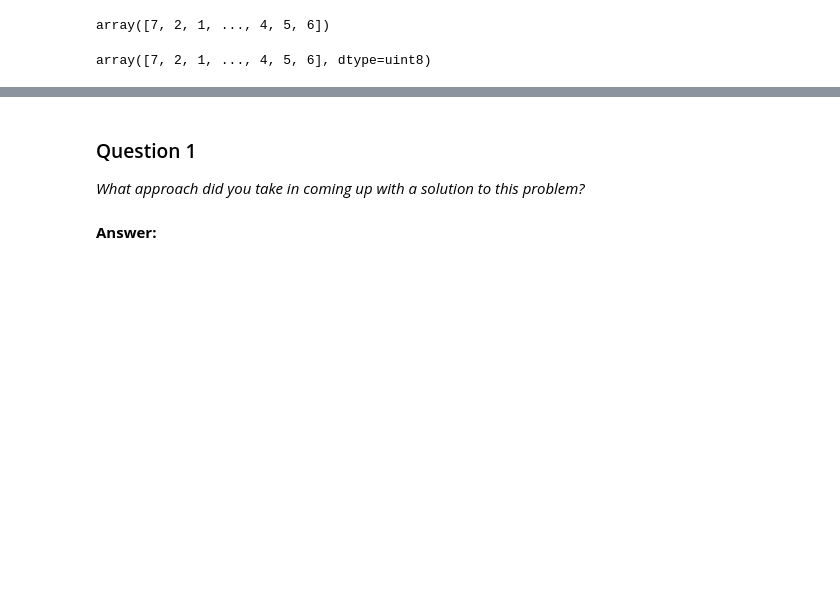
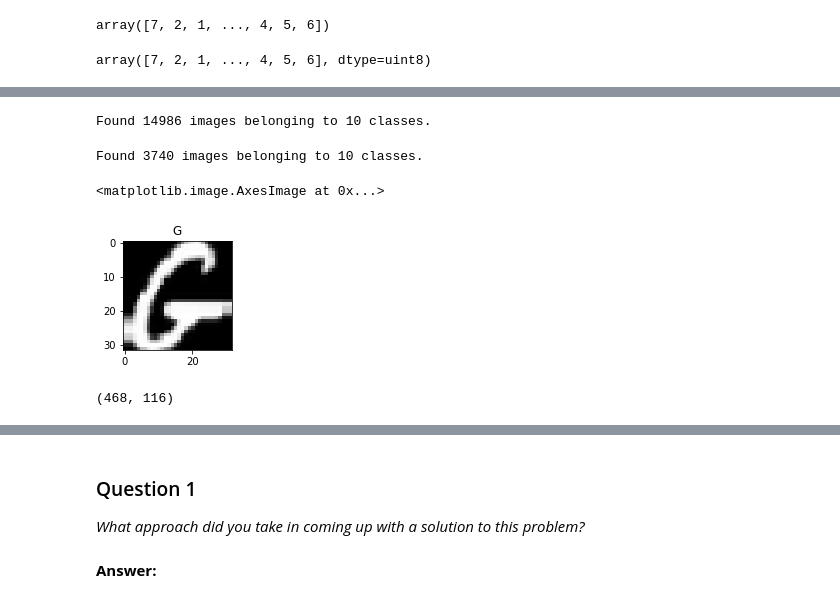
Before and after one commit to samiriff/MLND-digit-recognition, a Jupyter notebook: Copy_of_digit_recognition.ipynb, the cells around one changed output, grey strips where cells are left out. Drawn from its saved outputs; the diff is of its cells as text; code cells hidden in the pictures; blank space fills up the shorter version.

Commit message:
Trained fully-connected model for nonMNIST data

```diff
--- a/Copy_of_digit_recognition.ipynb
+++ b/Copy_of_digit_recognition.ipynb
@@ -177,0 +210,43 @@ array([   0,    1,    2, ..., 9997, 9998, 9999])
+# %%
+train_datagen = ImageDataGenerator(rescale=1./255, shear_range=0.2, zoom_range=0.2, horizontal_flip=True, validation_split=0.2)
+image_width, image_height = 32, 32
+# %%
+train_generator = train_datagen.flow_from_directory(
+    directory=r'./notMNIST_small/',
+    target_size=(image_width, image_height),
+    color_mode='rgb',
+    batch_size=32,
+    class_mode='categorical',
+    shuffle=True,
+    seed=42,
+    subset='training'
+)
+# %% [output]
+Found 14986 images belonging to 10 classes.
+# %%
+validation_generator = train_datagen.flow_from_directory(
+    directory=r'./notMNIST_small/',
+    target_size=(image_width, image_height),
+    color_mode='rgb',
+    batch_size=32,
+    class_mode='categorical',
+    shuffle=True,
+    seed=42,
+    subset='validation'
+)
+# %% [output]
+Found 3740 images belonging to 10 classes.
+# %%
+item = next(train_generator)
+plt.figure(figsize=(15, 2))
+plt.title(chr(ord('A') + np.argmax(item[1][0])))
+plt.imshow(item[0][0])
+# %% [output]
+<matplotlib.image.AxesImage at 0x...>
+[figure, added]
+# %%
+step_size_train = train_generator.n // train_generator.batch_size
+step_size_valid = validation_generator.n // validation_generator.batch_size
+step_size_train, step_size_valid
+# %% [output]
+(468, 116)
```
Also changed, not shown: parts of 25 cells of this notebook.
